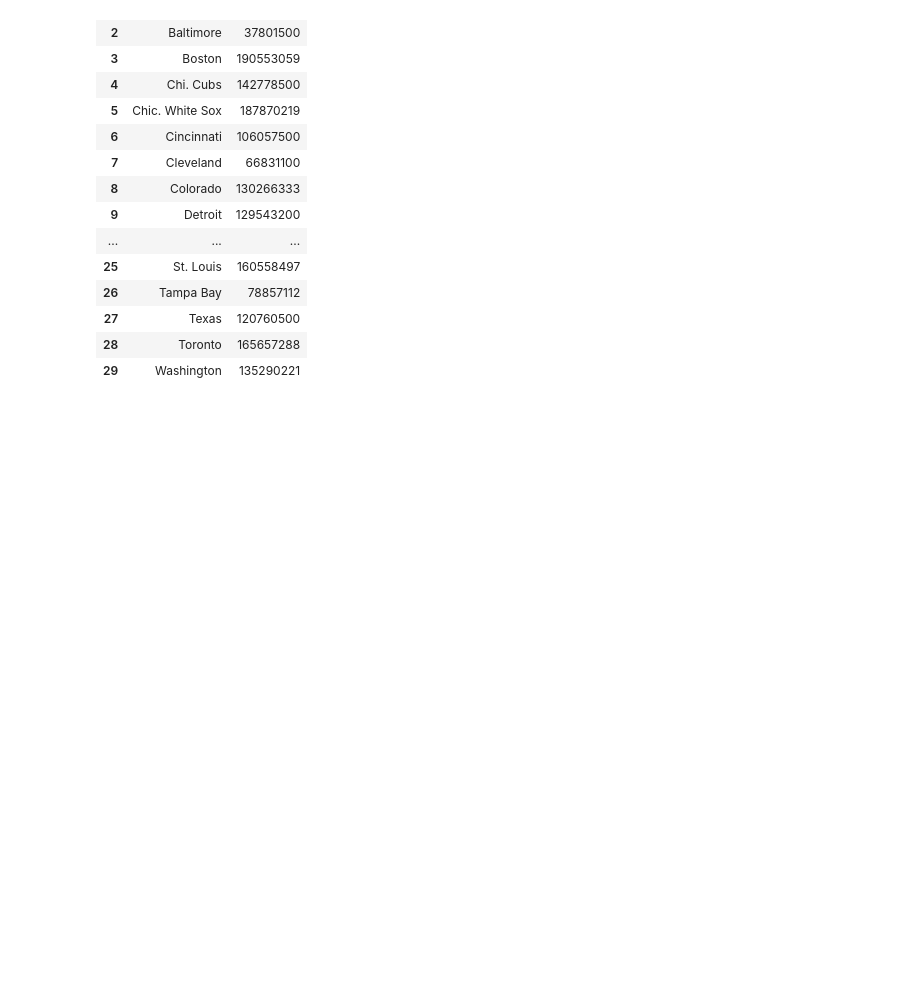
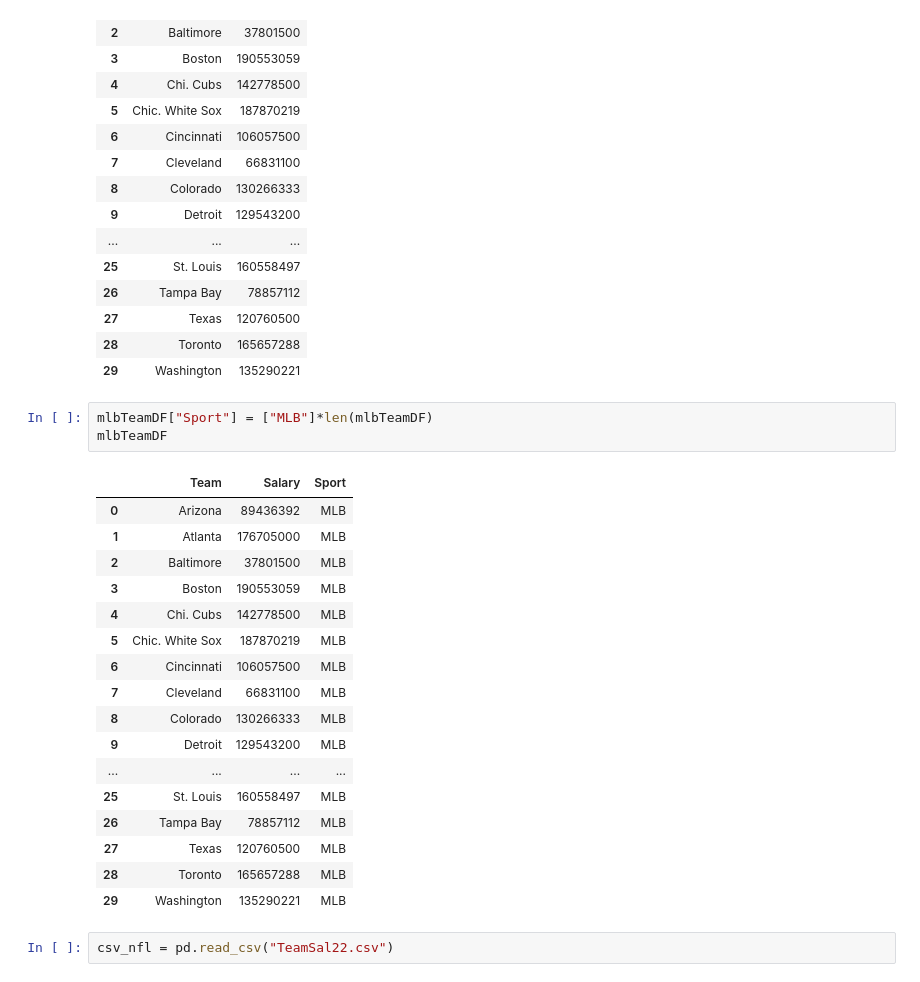
Before and after one commit to sjg42/salary_cap_analysis, a Jupyter notebook: data_cleaning_and_loading.ipynb, the cells around one changed output. Saved outputs shown, nothing was run; the diff lists cells and outputs as text; blank space fills up the shorter version.

```diff
--- a/data_cleaning_and_loading.ipynb
+++ b/data_cleaning_and_loading.ipynb
@@ -81,3 +85,26 @@ mlbTeamDF
 | 27 | Texas | 120760500 |
 | 28 | Toronto | 165657288 |
 | 29 | Washington | 135290221 |
+# %%
+mlbTeamDF["Sport"] = ["MLB"]*len(mlbTeamDF)
+mlbTeamDF
+# %% [output]
+|  | Team | Salary | Sport |
+| 0 | Arizona | 89436392 | MLB |
+| 1 | Atlanta | 176705000 | MLB |
+| 2 | Baltimore | 37801500 | MLB |
+| 3 | Boston | 190553059 | MLB |
+| 4 | Chi. Cubs | 142778500 | MLB |
+| 5 | Chic. White Sox | 187870219 | MLB |
+| 6 | Cincinnati | 106057500 | MLB |
+| 7 | Cleveland | 66831100 | MLB |
+| 8 | Colorado | 130266333 | MLB |
+| 9 | Detroit | 129543200 | MLB |
+| ... | ... | ... | ... |
+| 25 | St. Louis | 160558497 | MLB |
+| 26 | Tampa Bay | 78857112 | MLB |
+| 27 | Texas | 120760500 | MLB |
+| 28 | Toronto | 165657288 | MLB |
+| 29 | Washington | 135290221 | MLB |
+# %%
+csv_nfl = pd.read_csv("TeamSal22.csv")
```
Also changed, not shown: parts of 7 cells of this notebook.
